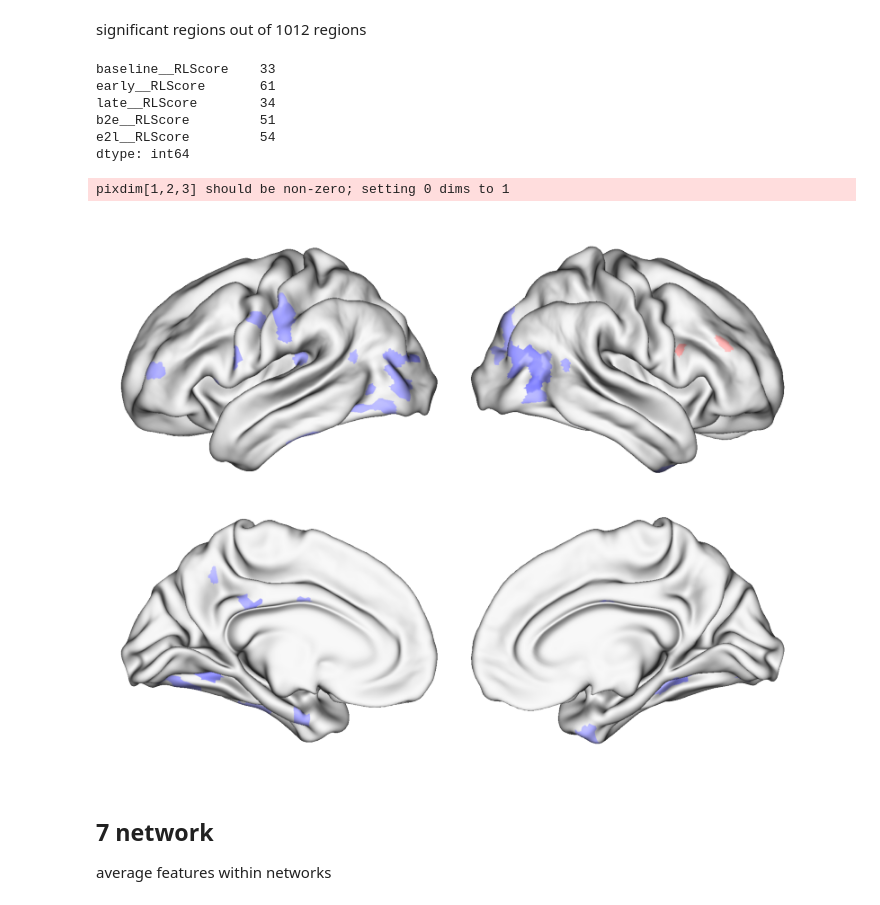
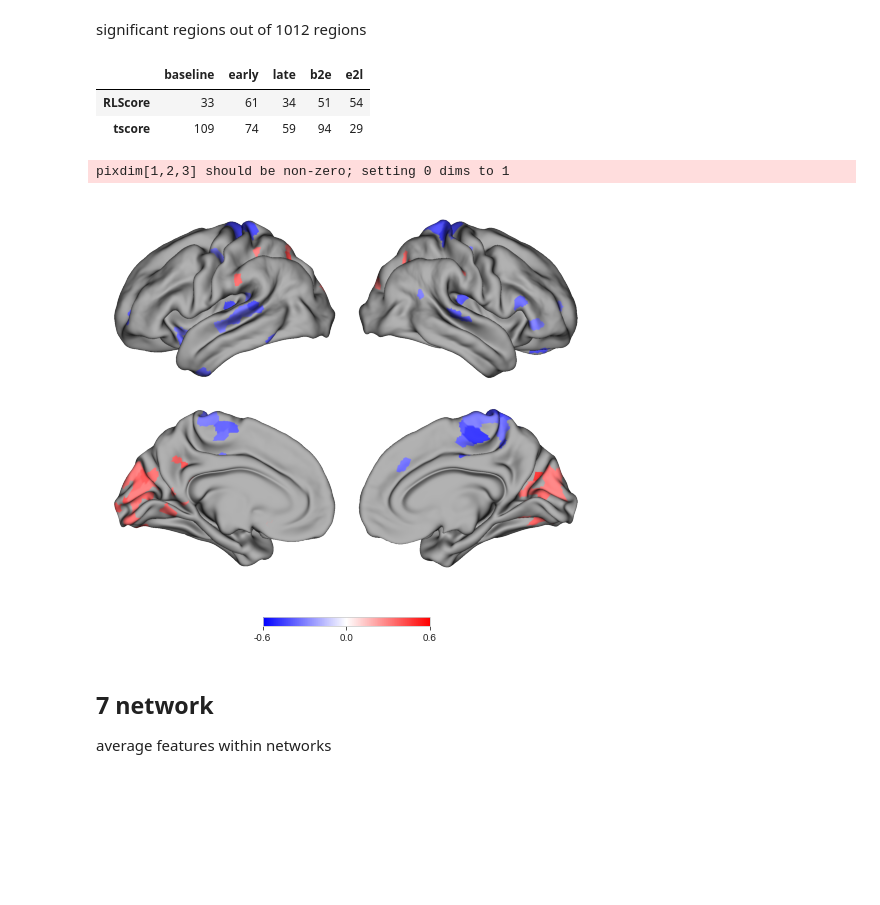
Before and after one commit to qniksefat/gradient-notebooks, a Jupyter notebook: large-manifold-nbs/5-behavior.ipynb, the cells around one changed output. Drawn from its saved outputs; the diff is of its cells as text; code cells hidden in the pictures; blank space fills up the shorter version.

```diff
--- a/large-manifold-nbs/5-behavior.ipynb
+++ b/large-manifold-nbs/5-behavior.ipynb
@@ -23,7 +26,7 @@ def ttest_init_final(df_subj):
     df_subj = df_subj[df_subj.Trial.notna()]
     # iloc[:n] takes first n rows, not till index n
     x, y = df_subj.iloc[:20]['Score'], df_subj.iloc[-20:]['Score']
-    return pg.ttest(x, y, paired=True, alternative='less').iloc[0,0]
+    return pg.ttest(x, y, paired=False, alternative='less').iloc[0,0]
 # %% [markdown]
 ### fPCA score
 # %%
@@ -81,8 +90,8 @@ dfg
 | 109295 | 46 | late | Right Accumbens | Striatum | StriatumRight | 0.179310 | -1.933605 | -0.214442 | -0.573079 | 2.036022 |
 109296 rows × 10 columns
 # %%
-match = pd.read_csv('/Users/qasem/PycharmProjects/gradients-rl-task/data/participants.tsv', delimiter='\t')
-dff = pd.merge(dfg, match[match.exclude==0], left_on='subject', right_on='participant_id', how='inner') # df features
+dff = pd.merge(dfg, match,
+               left_on='subject', right_on='participant_id', how='inner') # df features
 dff = dff.rename(columns={'dicom_dir': 'Subject'})
 dff = dff.set_index(['subject', 'Subject', 'epoch', 'region', '7net', '17net'])[['ecc']].unstack('epoch')   # make epochs differentiable
 dff = dff.droplevel(level=0, axis=1)
@@ -139,13 +148,15 @@ df.head()
 # %%
-dfcr = []    # cross correlation
 X = ['baseline', 'early', 'late', 'b2e', 'e2l']
-Y = ['RLScore']
+Y = ['RLScore', 'tscore']
+l0=[]
 for y in Y:
+    l1=[]
     for x in X:
         r = df.groupby(level=0).apply(r_value, x=x, y=y)    # grouped by region
         p = df.groupby(level=0).apply(p_value, x=x, y=y)
         _, pcorr = pg.multicomp(p, method='fdr_bh')
         pcorr = pd.Series(pcorr, index=p.index)
-        dfcr.append(pd.concat([r, p, pcorr], axis=1, keys=['r', 'p', 'pcor']))
-dfcr = pd.concat(dfcr, axis=1, keys=[x+'__'+y for x in X for y in Y])
+        l1.append(pd.concat([r, p, pcorr], axis=1, keys=['r', 'p', 'pcor']))
+    l0.append(pd.concat(l1, axis=1, keys=X))
+dfcr = pd.concat(l0, axis=1, keys=Y)    # cross correlation
 # %%
@@ -162,15 +172,12 @@ dfcr.head()
 # %% [markdown]
 significant regions out of 1012 regions
 # %%
-p = dfcr.xs('p', axis=1, level=1)
-(p<.05).sum()
+p = dfcr.xs('p', axis=1, level=2)
+(p<.05).sum().unstack()
 # %% [output]
-baseline__RLScore    33
-early__RLScore       61
-late__RLScore        34
-b2e__RLScore         51
-e2l__RLScore         54
-dtype: int64
+|  | baseline | early | late | b2e | e2l |
+| RLScore | 33 | 61 | 34 | 51 | 54 |
+| tscore | 109 | 74 | 59 | 94 | 29 |
 # %%
 import nibabel
 from brainspace.datasets import load_conte69
@@ -184,15 +191,15 @@ pixdim[1,2,3] should be non-zero; setting 0 dims to 1
 # %%
 region_names = pd.read_csv('data/regions_sorted.csv')['region']
 # %%
-data = dfcr['early__RLScore']
+data = dfcr['tscore']['baseline']
 data = data.apply(lambda row: row['r'] if row['p']<.05 else None, axis=1)
 data = data.loc[region_names]
 data = map_to_labels(data, vertices, mask=(vertices != 0))
 p = Plot(surf_lh=l_hemi, surf_rh=r_hemi, layout='grid', size=(900, 700))
-p.add_layer(data, cbar=False, cmap='bwr', color_range=(-1,1))
+p.add_layer(data, cbar=True, cmap='bwr', color_range=(-.6,.6))
 _ = p.build()
 # %% [output]
-[figure, old version]
+[figure, new version]
 # %% [markdown]
 ## 7 network
 average features within networks
```
Also changed, not shown: parts of 45 cells of this notebook.
